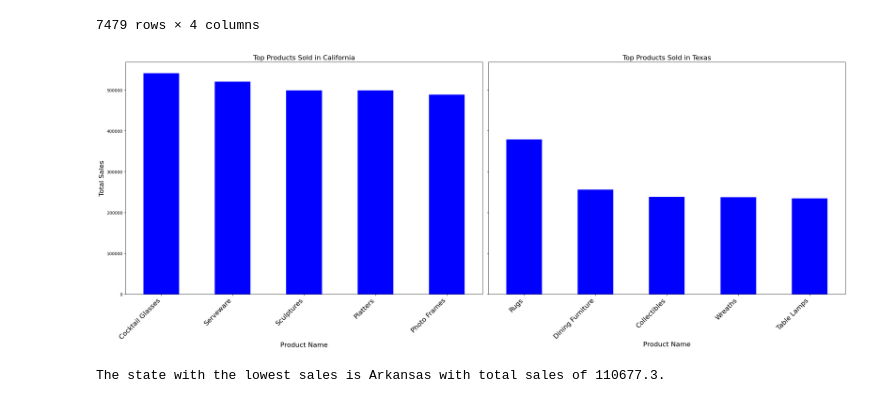
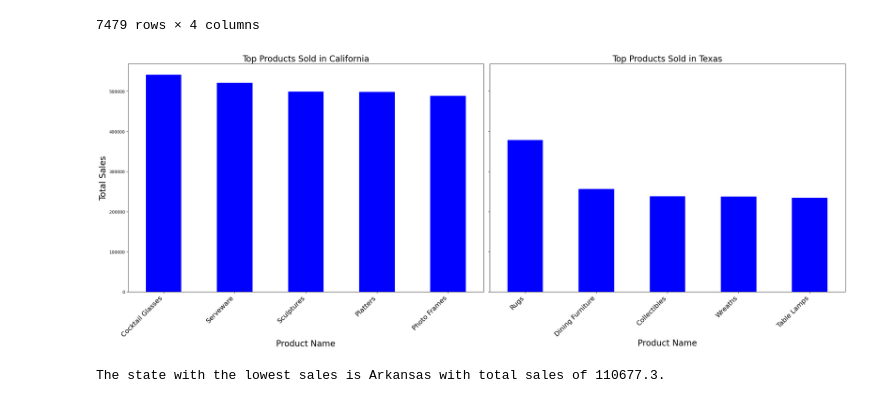
Before and after one commit to NSinha025/ZDS-Mock-Project, a Jupyter notebook: Sales_Order_Sheet_X_Store_Locations_Sheet.ipynb, the cells around one changed output. Saved outputs shown, nothing was run; the diff lists cells and outputs as text; code cells hidden in the pictures.

```diff
--- a/Sales_Order_Sheet_X_Store_Locations_Sheet.ipynb
+++ b/Sales_Order_Sheet_X_Store_Locations_Sheet.ipynb
@@ -471,33 +471,33 @@ temp_df
 # %%
 state_sales = loc_en_dataset6.groupby('State_x')['Total Price'].sum()
 
 # Step 2: Identify the top two states by total sales
 top_2_states = state_sales.nlargest(2).index
 
 # Step 3: Filter the dataset for the top two states
 top_2_states_data = loc_en_dataset6[loc_en_dataset6['State_x'].isin(top_2_states)]
 
 # Step 4: Calculate total sales for each product in each of the top two states
 product_sales_in_top_2_states = top_2_states_data.groupby(['Product Name', 'State_x'])['Total Price'].sum().unstack(fill_value=0)
 
 # Step 5: Plot the insights in separate graphs for each state
 fig, axes = plt.subplots(1, 2, figsize=(25, 10), sharey=True)
 
 for i, state in enumerate(top_2_states):
     # Get the sales data for the current state
     state_product_sales = product_sales_in_top_2_states[state].nlargest(5)
 
     # Plot the sales data
     state_product_sales.plot(kind='bar', ax=axes[i], color='blue')
-    axes[i].set_title(f'Top Products Sold in {state}', fontsize=16)
-    axes[i].set_xlabel('Product Name', fontsize=16)
-    axes[i].set_ylabel('Total Sales', fontsize=16)
+    axes[i].set_title(f'Top Products Sold in {state}', fontsize=20)
+    axes[i].set_xlabel('Product Name', fontsize=20)
+    axes[i].set_ylabel('Total Sales', fontsize=20)
     axes[i].set_xticklabels(state_product_sales.index, rotation=45, ha='right', fontsize=16)
 
 plt.tight_layout()
 plt.show()
 # %% [output]
-[figure, old version]
+[figure, new version]
 # %%
 state_sales = loc_en_dataset6.groupby('State_x')['Total Price'].sum()
 
```
Also changed, not shown: parts of 6 cells of this notebook.
